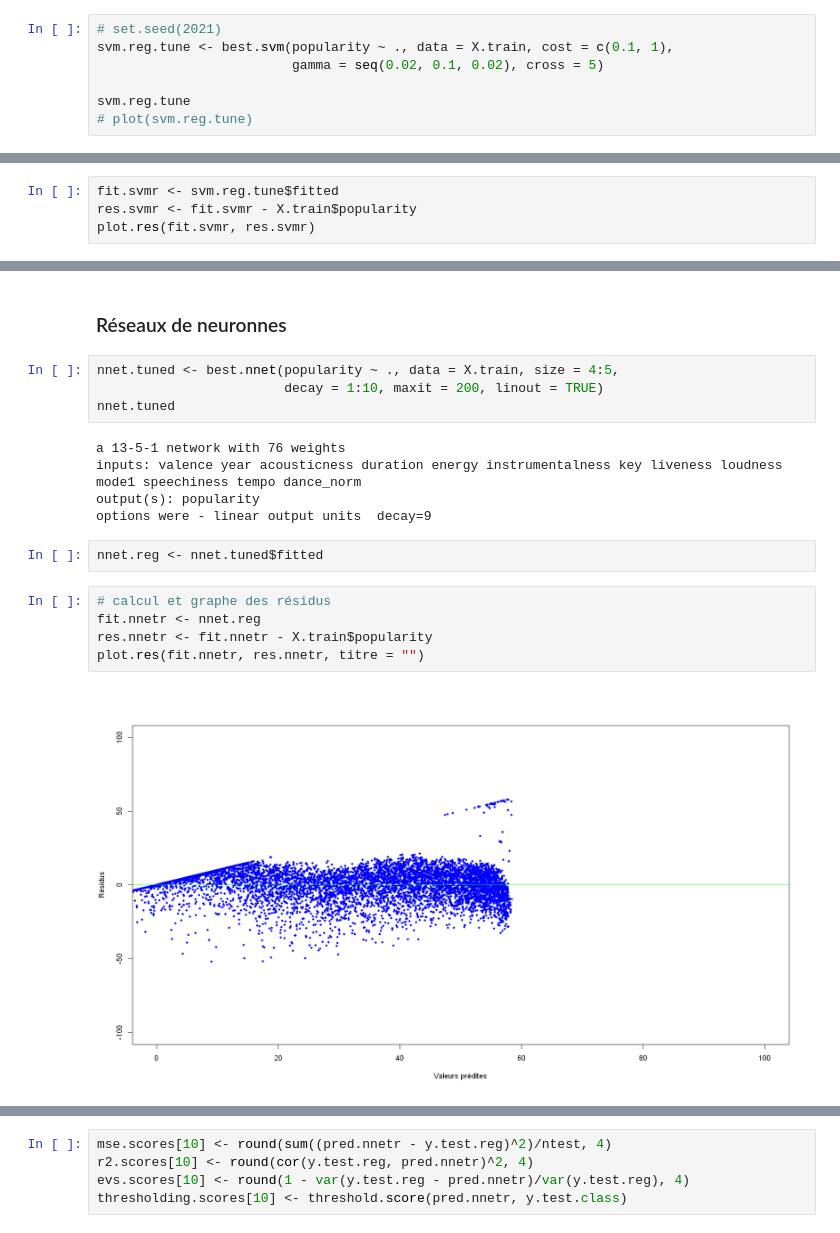
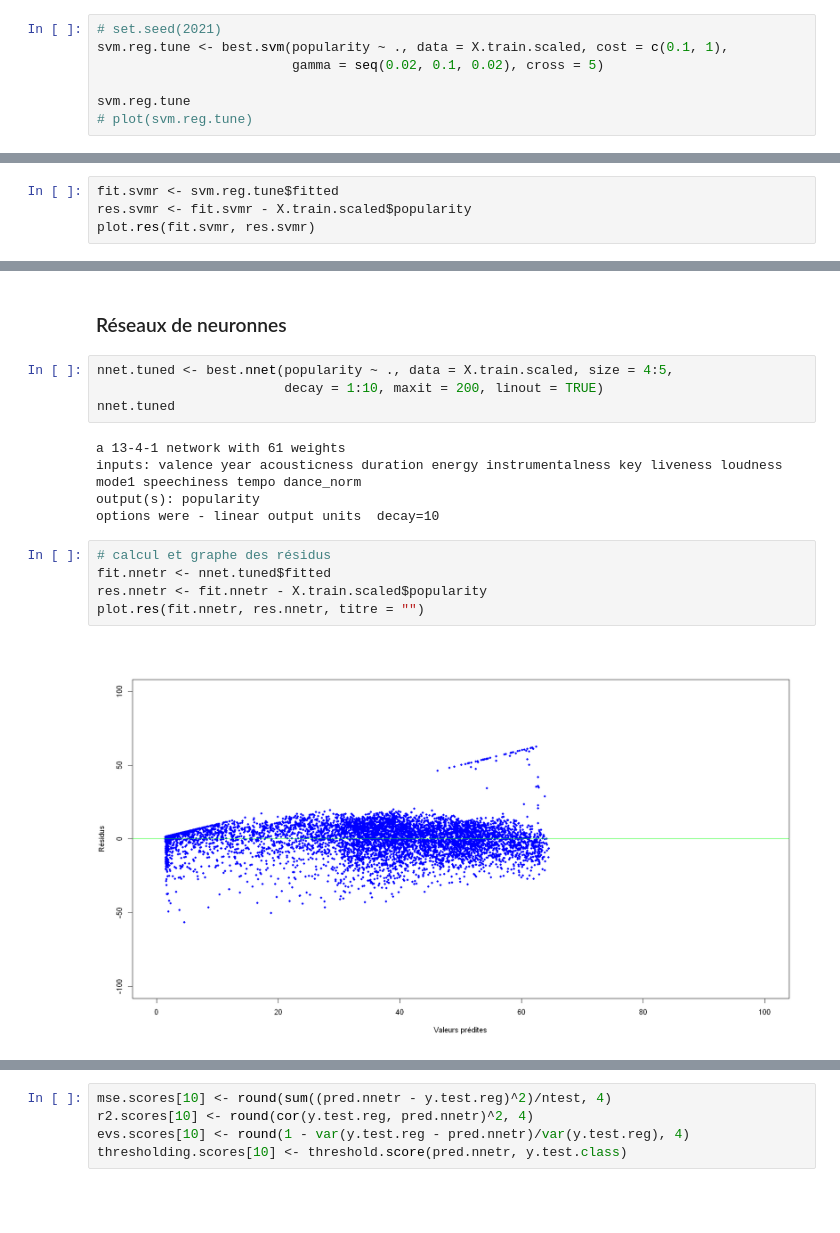
Before and after one commit to jayalabanda/projet-ML, a Jupyter notebook: rapport_R.ipynb, the cells around one changed output, grey strips where cells are left out. Saved outputs shown, nothing was run; the diff lists cells and outputs as text; blank space fills up the shorter version.

```diff
--- a/rapport_R.ipynb
+++ b/rapport_R.ipynb
@@ -2089,7 +2084,7 @@ thresholding.scores[8] <- threshold.score(pred.svr.poly, y.test.class)
 #### Radial Kernel
 # %%
 # set.seed(2021)
-svm.reg.tune <- best.svm(popularity ~ ., data = X.train, cost = c(0.1, 1),
+svm.reg.tune <- best.svm(popularity ~ ., data = X.train.scaled, cost = c(0.1, 1),
                          gamma = seq(0.02, 0.1, 0.02), cross = 5)
 
 svm.reg.tune
@@ -2135,6 +2124,6 @@ svm.reg.tune$gamma
 # %%
 fit.svmr <- svm.reg.tune$fitted
-res.svmr <- fit.svmr - X.train$popularity
+res.svmr <- fit.svmr - X.train.scaled$popularity
 plot.res(fit.svmr, res.svmr)
 # %% [output]
 [figure]
@@ -2169,21 +2152,19 @@ thresholding.scores[9] <- threshold.score(pred.svr.rad, y.test.class)
 # %% [markdown]
 ### Réseaux de neuronnes
 # %%
-nnet.tuned <- best.nnet(popularity ~ ., data = X.train, size = 4:5,
+nnet.tuned <- best.nnet(popularity ~ ., data = X.train.scaled, size = 4:5,
                         decay = 1:10, maxit = 200, linout = TRUE)
 nnet.tuned
 # %% [output]
-a 13-5-1 network with 76 weights
+a 13-4-1 network with 61 weights
 inputs: valence year acousticness duration energy instrumentalness key liveness loudness mode1 speechiness tempo dance_norm
 output(s): popularity
-options were - linear output units  decay=9
+options were - linear output units  decay=10
-# %%
-nnet.reg <- nnet.tuned$fitted
 # %%
 # calcul et graphe des résidus
-fit.nnetr <- nnet.reg
-res.nnetr <- fit.nnetr - X.train$popularity
+fit.nnetr <- nnet.tuned$fitted
+res.nnetr <- fit.nnetr - X.train.scaled$popularity
 plot.res(fit.nnetr, res.nnetr, titre = "")
 # %% [output]
-[figure, old version]
+[figure, new version]
 # %%
```
Also changed, not shown: parts of 72 cells of this notebook, 1 other file.
